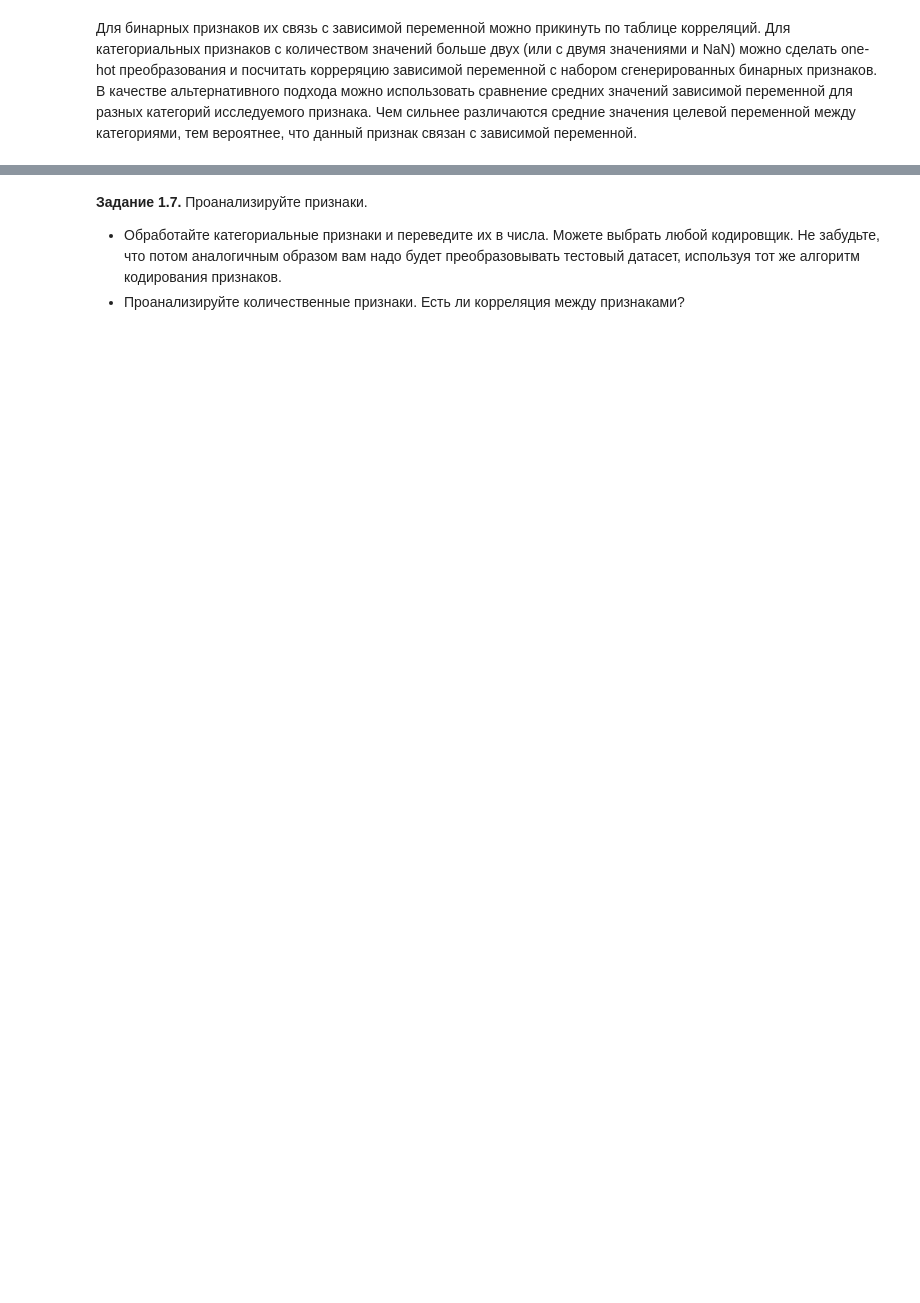
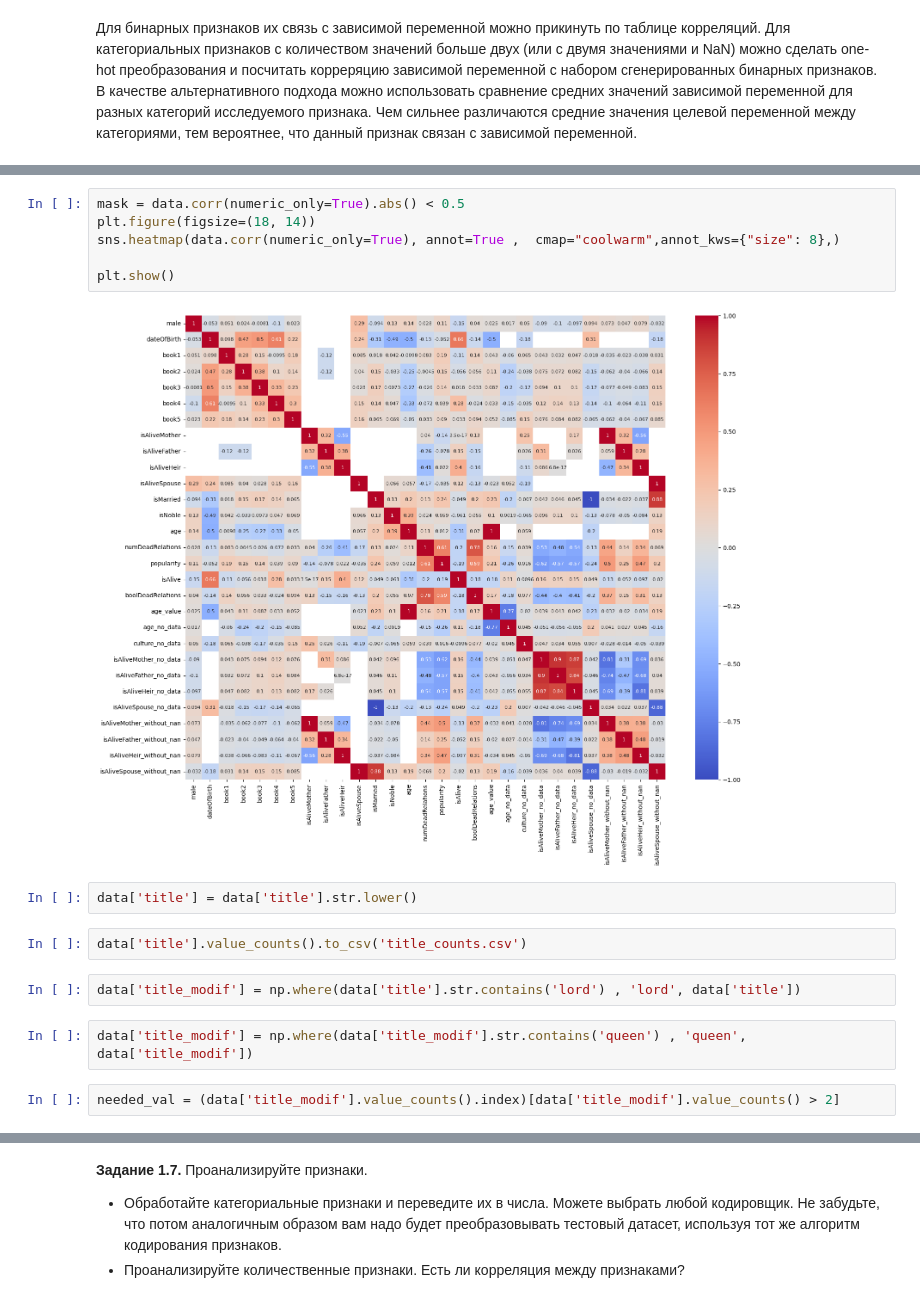
Before and after one commit to Aleksander-23443/deep-learnig-shcool, a Jupyter notebook: week_01_ml_intro/Homework/hw_1_game_of_thrones.ipynb, the cells around one changed output, grey strips where cells are left out. Cells and saved outputs as stored; diff of their text form; blank space fills up the shorter version.

```diff
--- a/week_01_ml_intro/Homework/hw_1_game_of_thrones.ipynb
+++ b/week_01_ml_intro/Homework/hw_1_game_of_thrones.ipynb
@@ -442,0 +463,18 @@ data.describe(include = [np.int64, np.float64]).T[['count', 'min', 'max']].assig
+# %%
+mask = data.corr(numeric_only=True).abs() < 0.5
+plt.figure(figsize=(18, 14))
+sns.heatmap(data.corr(numeric_only=True), annot=True ,  cmap="coolwarm",annot_kws={"size": 8},)
+
+plt.show()
+# %% [output]
+[figure, added]
+# %%
+data['title'] = data['title'].str.lower()
+# %%
+data['title'].value_counts().to_csv('title_counts.csv')
+# %%
+data['title_modif'] = np.where(data['title'].str.contains('lord') , 'lord', data['title'])
+# %%
+data['title_modif'] = np.where(data['title_modif'].str.contains('queen') , 'queen', data['title_modif'])
+# %%
+needed_val = (data['title_modif'].value_counts().index)[data['title_modif'].value_counts() > 2]
```
Also changed, not shown: parts of 19 cells of this notebook.
